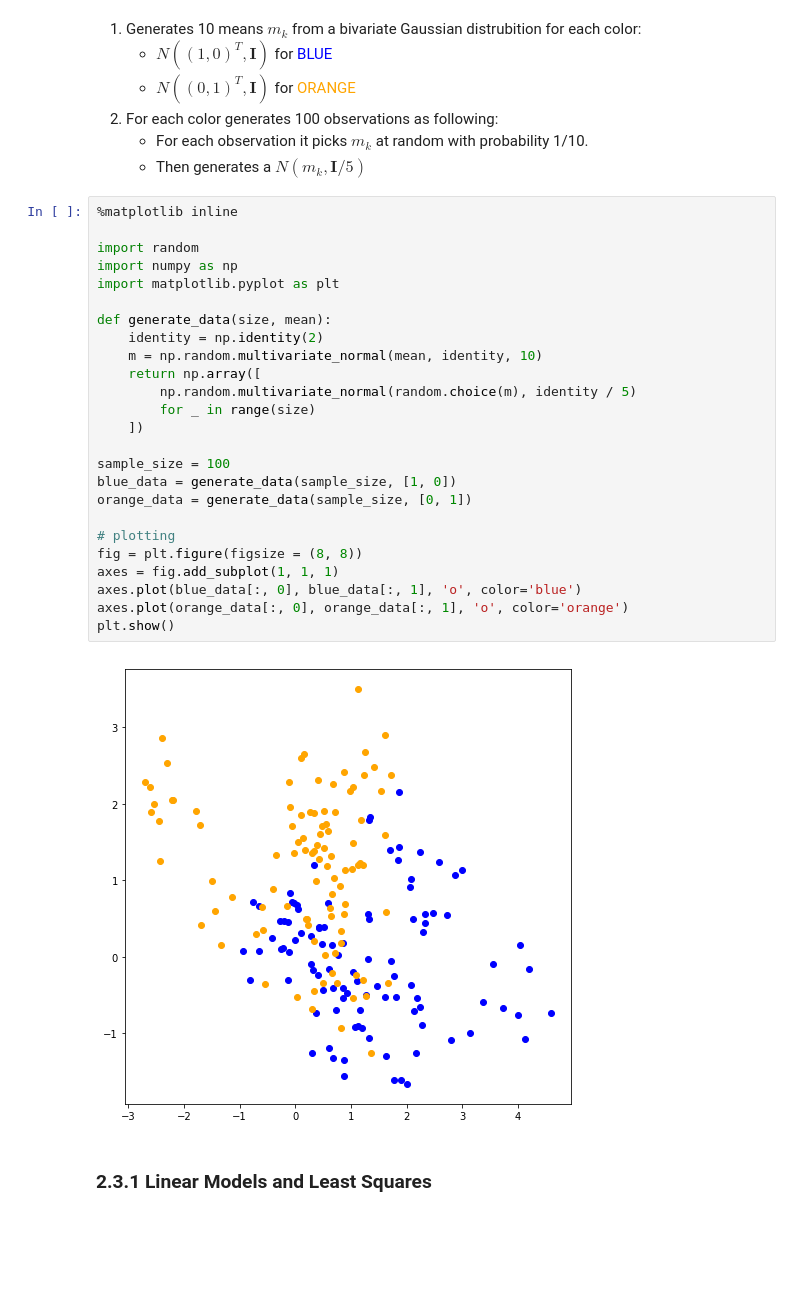
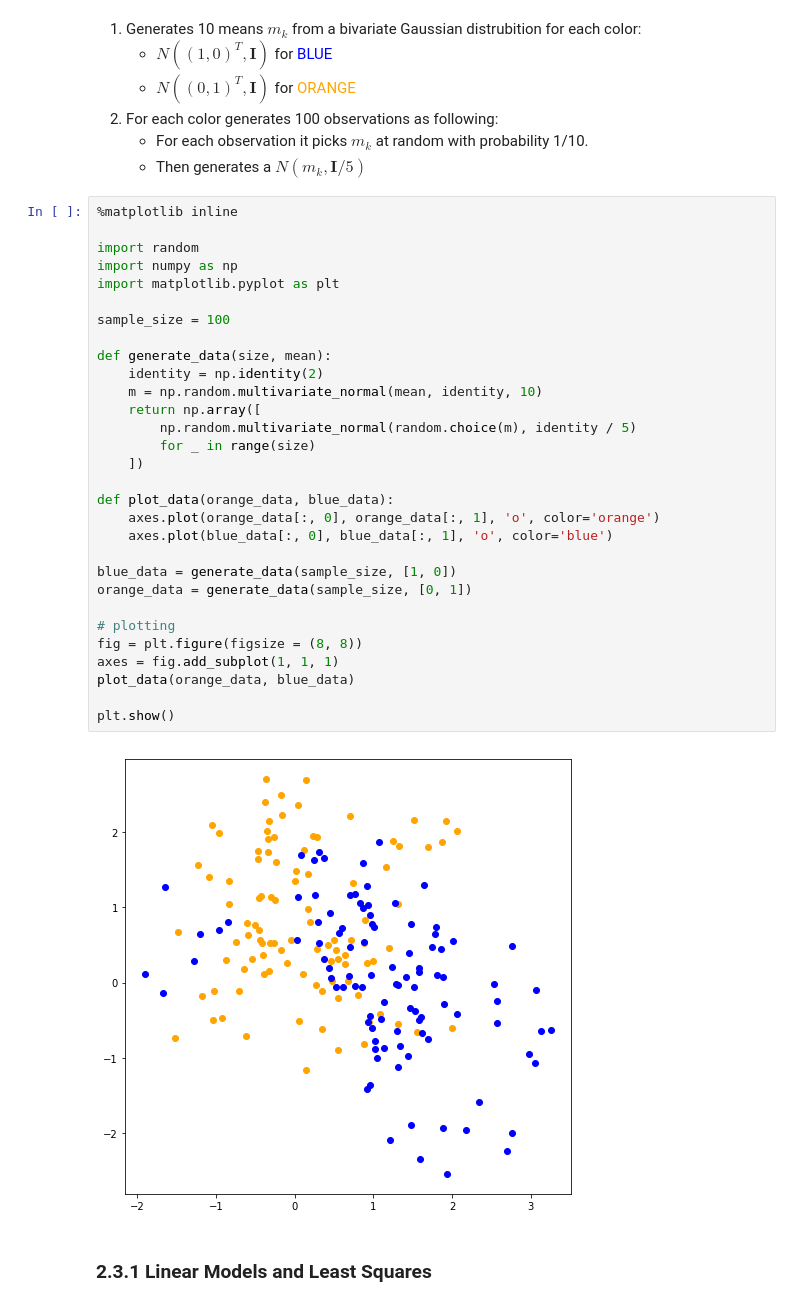
Before and after one commit to maitbayev/the-elements-of-statistical-learning, a Jupyter notebook: chapter02/2.3-least-squares-and-nearest-neighbors.ipynb, the cells around one changed output. Drawn from its saved outputs; the diff is of its cells as text; blank space fills up the shorter version.

```diff
--- a/chapter02/2.3-least-squares-and-nearest-neighbors.ipynb
+++ b/chapter02/2.3-least-squares-and-nearest-neighbors.ipynb
@@ -12,30 +12,35 @@
 # %%
 %matplotlib inline
 
 import random
 import numpy as np
 import matplotlib.pyplot as plt
+
+sample_size = 100
 
 def generate_data(size, mean):
     identity = np.identity(2)
     m = np.random.multivariate_normal(mean, identity, 10)
     return np.array([
         np.random.multivariate_normal(random.choice(m), identity / 5)
         for _ in range(size)
     ])
 
-sample_size = 100
+def plot_data(orange_data, blue_data):
+    axes.plot(orange_data[:, 0], orange_data[:, 1], 'o', color='orange')
+    axes.plot(blue_data[:, 0], blue_data[:, 1], 'o', color='blue')
+
 blue_data = generate_data(sample_size, [1, 0])
 orange_data = generate_data(sample_size, [0, 1])
 
 # plotting
 fig = plt.figure(figsize = (8, 8))
 axes = fig.add_subplot(1, 1, 1)
-axes.plot(blue_data[:, 0], blue_data[:, 1], 'o', color='blue')
-axes.plot(orange_data[:, 0], orange_data[:, 1], 'o', color='orange')
+plot_data(orange_data, blue_data)
+
 plt.show()
 # %% [output]
-[figure, old version]
+[figure, new version]
 # %% [markdown]
 ### 2.3.1 Linear Models and Least Squares
 # %% [markdown]
```
Also changed, not shown: parts of 8 cells of this notebook.
